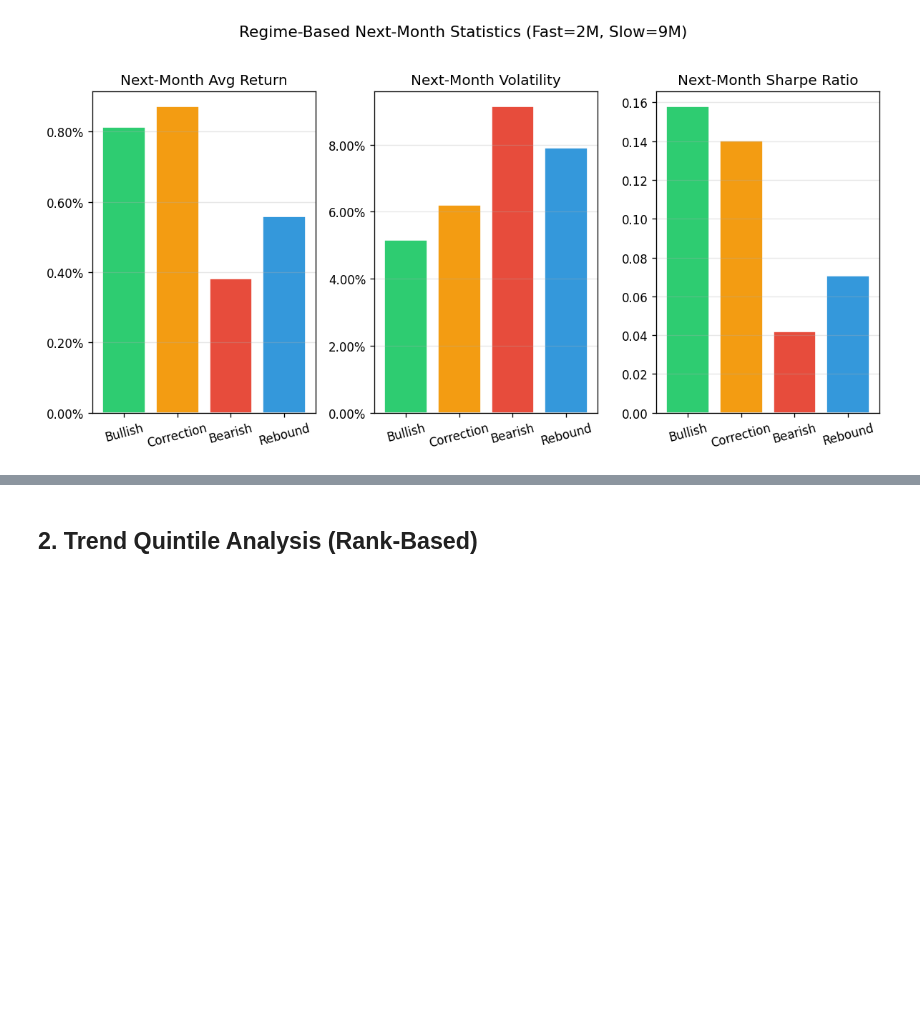
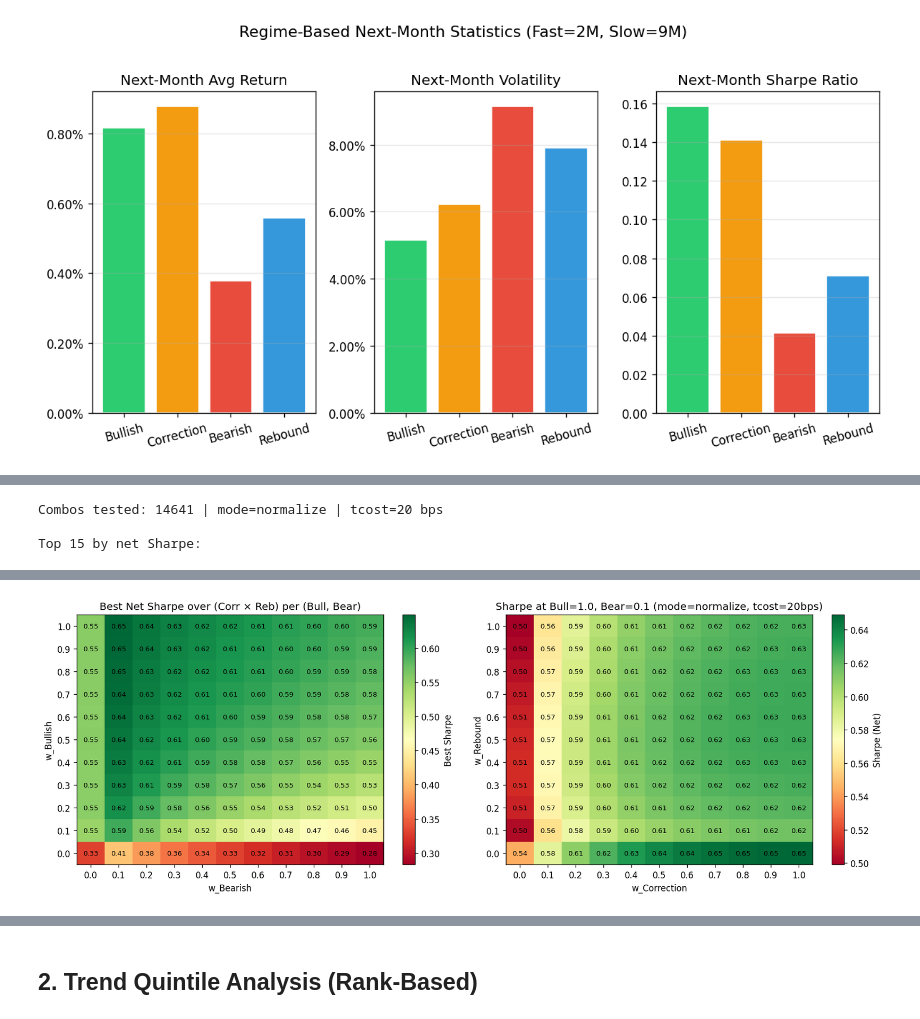
Before and after one commit to mlbhl/trend-quadrant, a Jupyter notebook: visualize.ipynb, the cells around one changed output, grey strips where cells are left out. Saved outputs shown, nothing was run; the diff lists cells and outputs as text; code cells hidden in the pictures; blank space fills up the shorter version.

```diff
--- a/visualize.ipynb
+++ b/visualize.ipynb
@@ -139,0 +222,68 @@ plt.show()
+# %%
+%%time
+# Grid search regime_weights_map — 4 차원 모두 [0,1] step 0.1
+weights_grid = grid_search_regime_weights(
+    monthly_ret_multi, regimes,
+    bull_grid=None,         # 0.0~1.0 step 0.1
+    correction_grid=None,
+    rebound_grid=None,
+    bear_grid=None,         # 0.0~1.0 step 0.1
+    step=0.1,
+    tcost_bps=tcost_bps,
+    mode=strategy_mode,
+)
+
+print(f"Combos tested: {len(weights_grid)} | mode={strategy_mode} | tcost={tcost_bps:.0f} bps")
+print(f"\nTop 15 by net Sharpe:")
+display(weights_grid.head(15).style.format({
+    "w_Bullish": "{:.1f}", "w_Correction": "{:.1f}",
+    "w_Rebound": "{:.1f}", "w_Bearish": "{:.1f}",
+    "CAGR": "{:.2%}", "Vol": "{:.2%}", "Sharpe": "{:.3f}",
+    "MDD": "{:.2%}", "HitRate": "{:.1%}", "AvgTurnover": "{:.2%}",
+}))
+
+# Heatmap 1: best Sharpe per (Bull, Bear), marginalized over (Corr, Reb)
+hm_bb = (weights_grid.groupby(["w_Bullish", "w_Bearish"])["Sharpe"].max()
+         .unstack().sort_index(ascending=False))
+
+# Heatmap 2: at the optimal (Bull, Bear), Sharpe over (Corr, Reb)
+best = weights_grid.iloc[0]
+hm_cr = (weights_grid[(weights_grid["w_Bullish"] == best["w_Bullish"]) &
+                       (weights_grid["w_Bearish"] == best["w_Bearish"])]
+         .pivot(index="w_Rebound", columns="w_Correction", values="Sharpe")
+         .sort_index(ascending=False))
+
+fig, axes = plt.subplots(1, 2, figsize=(14, 5))
+
+ax = axes[0]
+im = ax.imshow(hm_bb.values, cmap="RdYlGn", aspect="auto")
+ax.set_xticks(range(len(hm_bb.columns))); ax.set_xticklabels([f"{c:.1f}" for c in hm_bb.columns])
+ax.set_yticks(range(len(hm_bb.index)));    ax.set_yticklabels([f"{r:.1f}" for r in hm_bb.index])
+ax.set_xlabel("w_Bearish"); ax.set_ylabel("w_Bullish")
+ax.set_title("Best Net Sharpe over (Corr × Reb) per (Bull, Bear)")
+for i in range(len(hm_bb.index)):
+    for j in range(len(hm_bb.columns)):
+        v = hm_bb.values[i, j]
+        if not np.isnan(v):
+            ax.text(j, i, f"{v:.2f}", ha="center", va="center", fontsize=8)
+plt.colorbar(im, ax=ax, label="Best Sharpe")
+
+ax = axes[1]
+im = ax.imshow(hm_cr.values, cmap="RdYlGn", aspect="auto")
+ax.set_xticks(range(len(hm_cr.columns))); ax.set_xticklabels([f"{c:.1f}" for c in hm_cr.columns])
+ax.set_yticks(range(len(hm_cr.index)));    ax.set_yticklabels([f"{r:.1f}" for r in hm_cr.index])
+ax.set_xlabel("w_Correction"); ax.set_ylabel("w_Rebound")
+ax.set_title(f"Sharpe at Bull={best['w_Bullish']:.1f}, Bear={best['w_Bearish']:.1f} "
+             f"(mode={strategy_mode}, tcost={tcost_bps:.0f}bps)")
+for i in range(len(hm_cr.index)):
+    for j in range(len(hm_cr.columns)):
+        v = hm_cr.values[i, j]
+        if not np.isnan(v):
+            ax.text(j, i, f"{v:.2f}", ha="center", va="center", fontsize=8)
+plt.colorbar(im, ax=ax, label="Sharpe (Net)")
+
+plt.tight_layout(); plt.show()
+# %% [output]
+Combos tested: 14641 | mode=normalize | tcost=20 bps
+
+Top 15 by net Sharpe:
@@ -139,0 +306 @@ plt.show()
+[figure, added]
```
Also changed, not shown: parts of 8 cells of this notebook, 1 other file.
